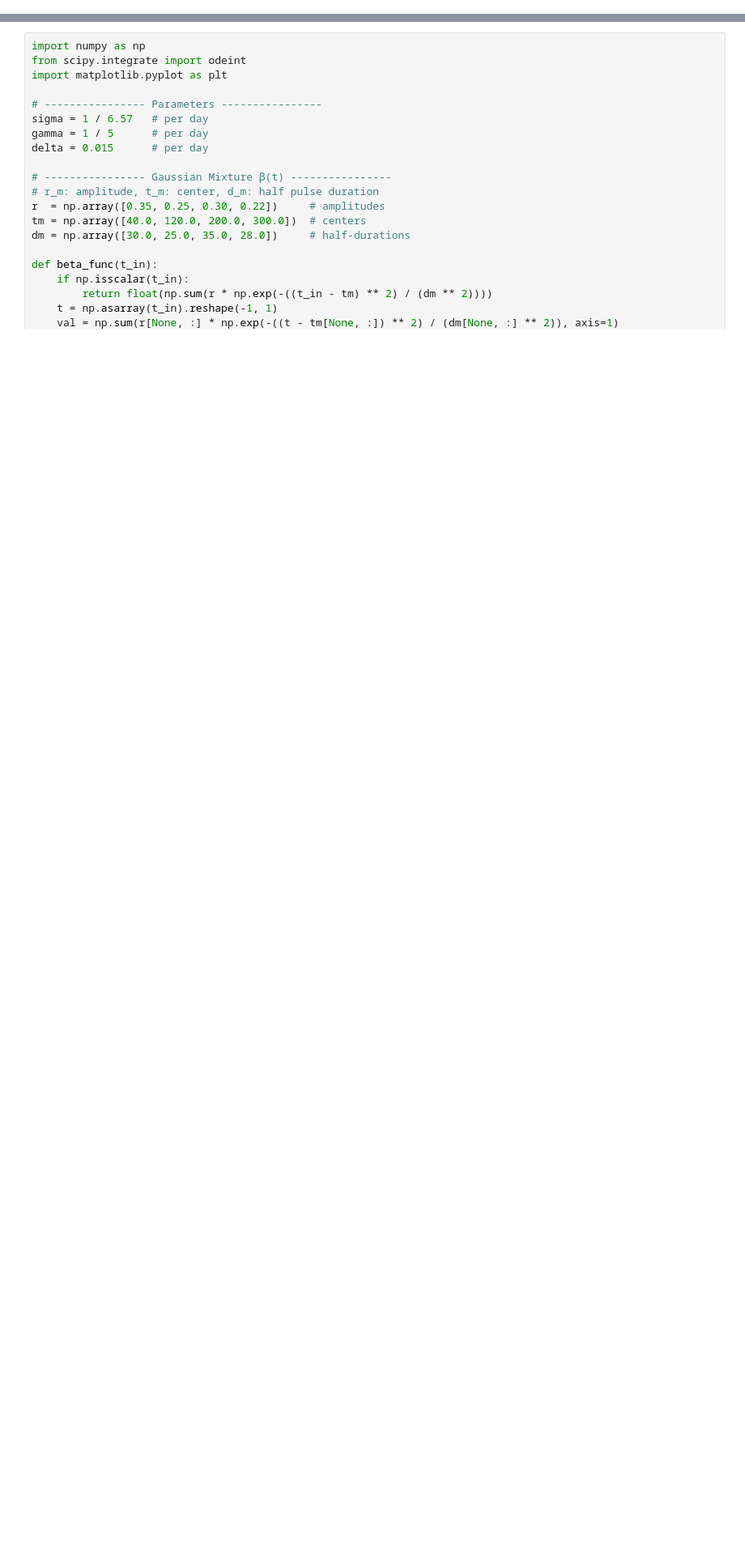
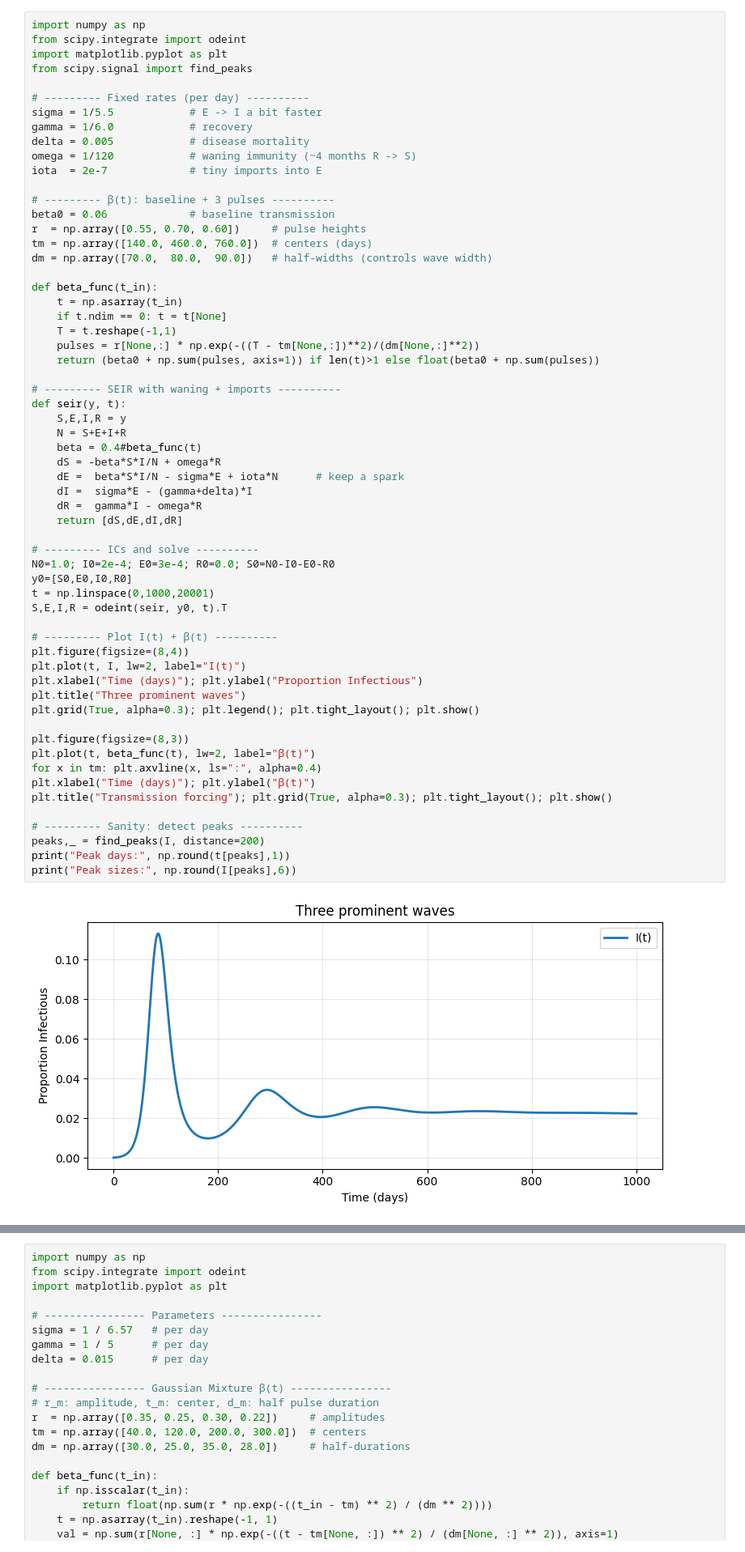
Before and after one commit to Nahmadid/EPINs, a Jupyter notebook: EPINNs.ipynb, the cells around one changed output, grey strips where cells are left out. Shown at 81% size. Cells and saved outputs as stored; diff of their text form; blank space fills up the shorter version.

```diff
--- a/EPINNs.ipynb
+++ b/EPINNs.ipynb
@@ -2,0 +52,62 @@
+# %%
+import numpy as np
+from scipy.integrate import odeint
+import matplotlib.pyplot as plt
+from scipy.signal import find_peaks
+
+# --------- Fixed rates (per day) ----------
+sigma = 1/5.5            # E -> I a bit faster
+gamma = 1/6.0            # recovery
+delta = 0.005            # disease mortality
+omega = 1/120            # waning immunity (~4 months R -> S)
+iota  = 2e-7             # tiny imports into E
+
+# --------- β(t): baseline + 3 pulses ----------
+beta0 = 0.06             # baseline transmission
+r  = np.array([0.55, 0.70, 0.60])     # pulse heights
+tm = np.array([140.0, 460.0, 760.0])  # centers (days)
+dm = np.array([70.0,  80.0,  90.0])   # half-widths (controls wave width)
+
+def beta_func(t_in):
+    t = np.asarray(t_in)
+    if t.ndim == 0: t = t[None]
+    T = t.reshape(-1,1)
+    pulses = r[None,:] * np.exp(-((T - tm[None,:])**2)/(dm[None,:]**2))
+    return (beta0 + np.sum(pulses, axis=1)) if len(t)>1 else float(beta0 + np.sum(pulses))
+
+# --------- SEIR with waning + imports ----------
+def seir(y, t):
+    S,E,I,R = y
+    N = S+E+I+R
+    beta = 0.4#beta_func(t)
+    dS = -beta*S*I/N + omega*R
+    dE =  beta*S*I/N - sigma*E + iota*N      # keep a spark
+    dI =  sigma*E - (gamma+delta)*I
+    dR =  gamma*I - omega*R
+    return [dS,dE,dI,dR]
+
+# --------- ICs and solve ----------
+N0=1.0; I0=2e-4; E0=3e-4; R0=0.0; S0=N0-I0-E0-R0
+y0=[S0,E0,I0,R0]
+t = np.linspace(0,1000,20001)
+S,E,I,R = odeint(seir, y0, t).T
+
+# --------- Plot I(t) + β(t) ----------
+plt.figure(figsize=(8,4))
+plt.plot(t, I, lw=2, label="I(t)")
+plt.xlabel("Time (days)"); plt.ylabel("Proportion Infectious")
+plt.title("Three prominent waves")
+plt.grid(True, alpha=0.3); plt.legend(); plt.tight_layout(); plt.show()
+
+plt.figure(figsize=(8,3))
+plt.plot(t, beta_func(t), lw=2, label="β(t)")
+for x in tm: plt.axvline(x, ls=":", alpha=0.4)
+plt.xlabel("Time (days)"); plt.ylabel("β(t)")
+plt.title("Transmission forcing"); plt.grid(True, alpha=0.3); plt.tight_layout(); plt.show()
+
+# --------- Sanity: detect peaks ----------
+peaks,_ = find_peaks(I, distance=200)
+print("Peak days:", np.round(t[peaks],1))
+print("Peak sizes:", np.round(I[peaks],6))
+# %% [output]
+[figure, added]
```
Also changed, not shown: parts of 29 cells of this notebook.
